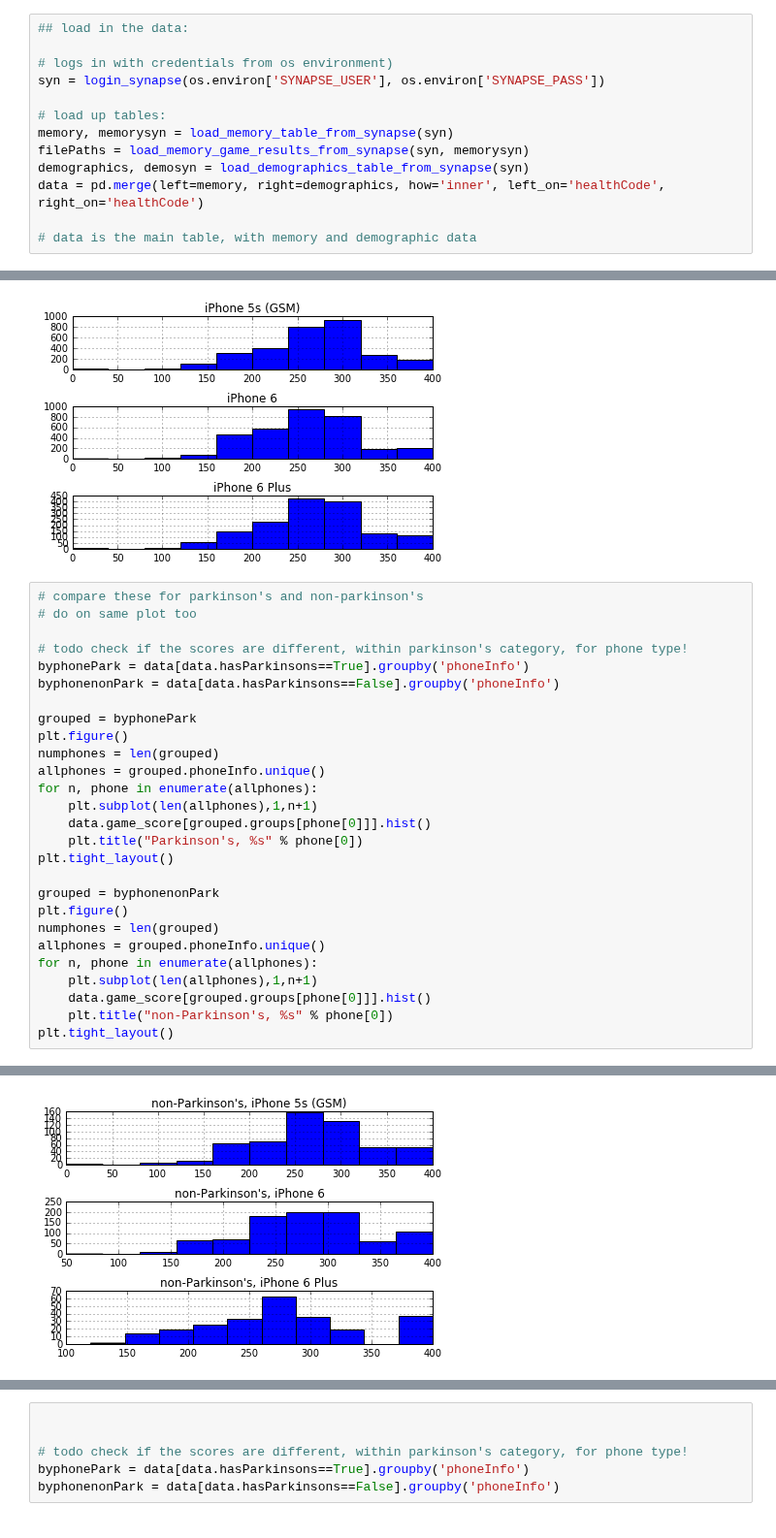
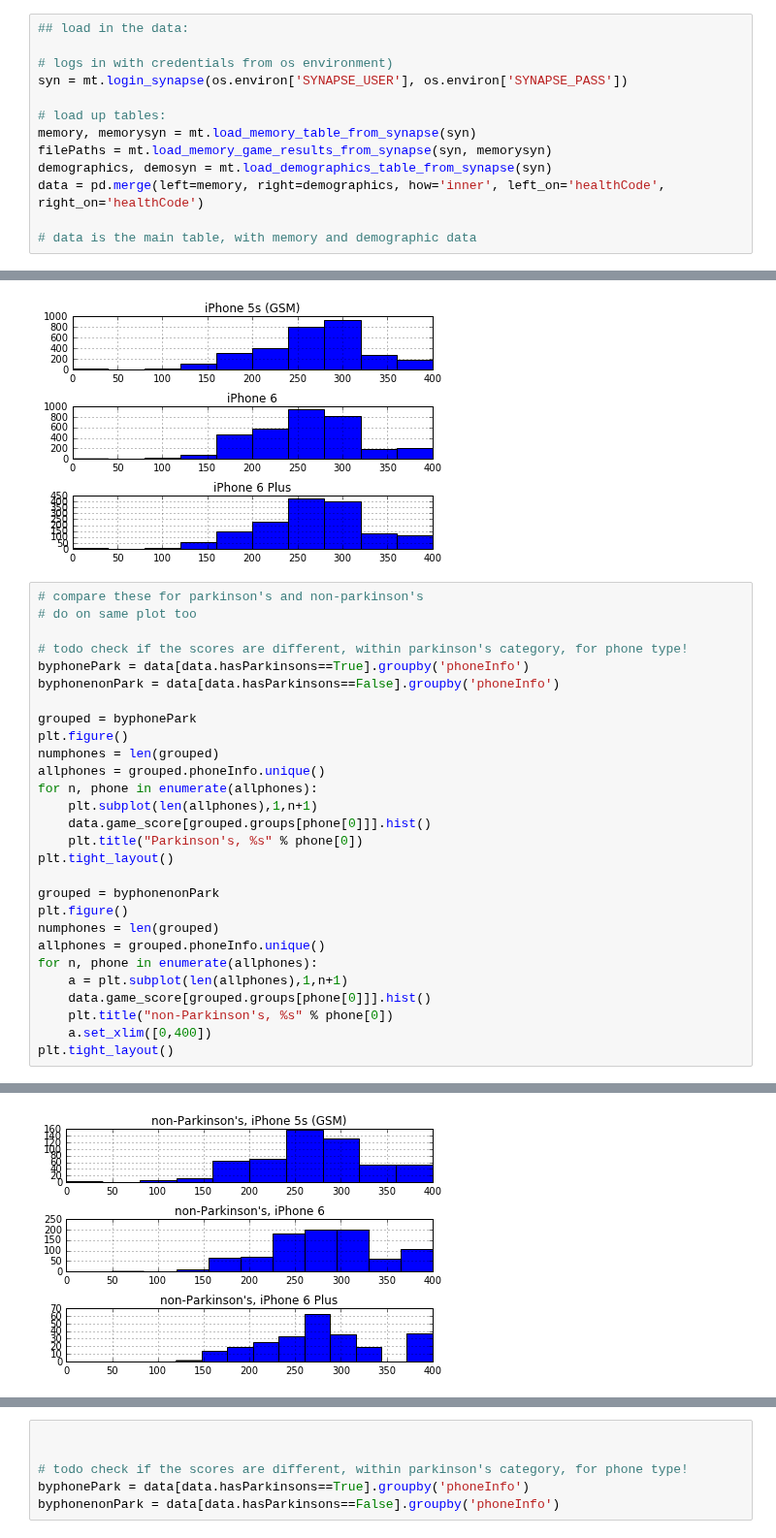
Before and after one commit to mattoby/mpower_memory, a Jupyter notebook: Memory_Data_Overview_01212016.ipynb, the cells around one changed output, grey strips where cells are left out. Shown at 97% size. Cells and saved outputs as stored; diff of their text form.

```diff
--- a/Memory_Data_Overview_01212016.ipynb
+++ b/Memory_Data_Overview_01212016.ipynb
@@ -88,12 +25,12 @@ def load_memory_results_json(filePaths, game_record_txt):
 ## load in the data:
 
 # logs in with credentials from os environment)
-syn = login_synapse(os.environ['SYNAPSE_USER'], os.environ['SYNAPSE_PASS'])
+syn = mt.login_synapse(os.environ['SYNAPSE_USER'], os.environ['SYNAPSE_PASS'])
 
 # load up tables:
-memory, memorysyn = load_memory_table_from_synapse(syn)
-filePaths = load_memory_game_results_from_synapse(syn, memorysyn)
-demographics, demosyn = load_demographics_table_from_synapse(syn)
+memory, memorysyn = mt.load_memory_table_from_synapse(syn)
+filePaths = mt.load_memory_game_results_from_synapse(syn, memorysyn)
+demographics, demosyn = mt.load_demographics_table_from_synapse(syn)
 data = pd.merge(left=memory, right=demographics, how='inner', left_on='healthCode', right_on='healthCode')
 
 # data is the main table, with memory and demographic data
@@ -233,30 +170,31 @@ plt.tight_layout()
 # %%
 # compare these for parkinson's and non-parkinson's
 # do on same plot too
 
 # todo check if the scores are different, within parkinson's category, for phone type!
 byphonePark = data[data.hasParkinsons==True].groupby('phoneInfo')
 byphonenonPark = data[data.hasParkinsons==False].groupby('phoneInfo')
 
 grouped = byphonePark
 plt.figure()
 numphones = len(grouped)
 allphones = grouped.phoneInfo.unique()
 for n, phone in enumerate(allphones):
     plt.subplot(len(allphones),1,n+1)
     data.game_score[grouped.groups[phone[0]]].hist()
     plt.title("Parkinson's, %s" % phone[0])
 plt.tight_layout()
 
 grouped = byphonenonPark
 plt.figure()
 numphones = len(grouped)
 allphones = grouped.phoneInfo.unique()
 for n, phone in enumerate(allphones):
-    plt.subplot(len(allphones),1,n+1)
+    a = plt.subplot(len(allphones),1,n+1)
     data.game_score[grouped.groups[phone[0]]].hist()
     plt.title("non-Parkinson's, %s" % phone[0])
+    a.set_xlim([0,400])
 plt.tight_layout()
 # %% [output]
 [figure]
-[figure, old version]
+[figure, new version]
```
Also changed, not shown: parts of 8 cells of this notebook, 1 other file.
